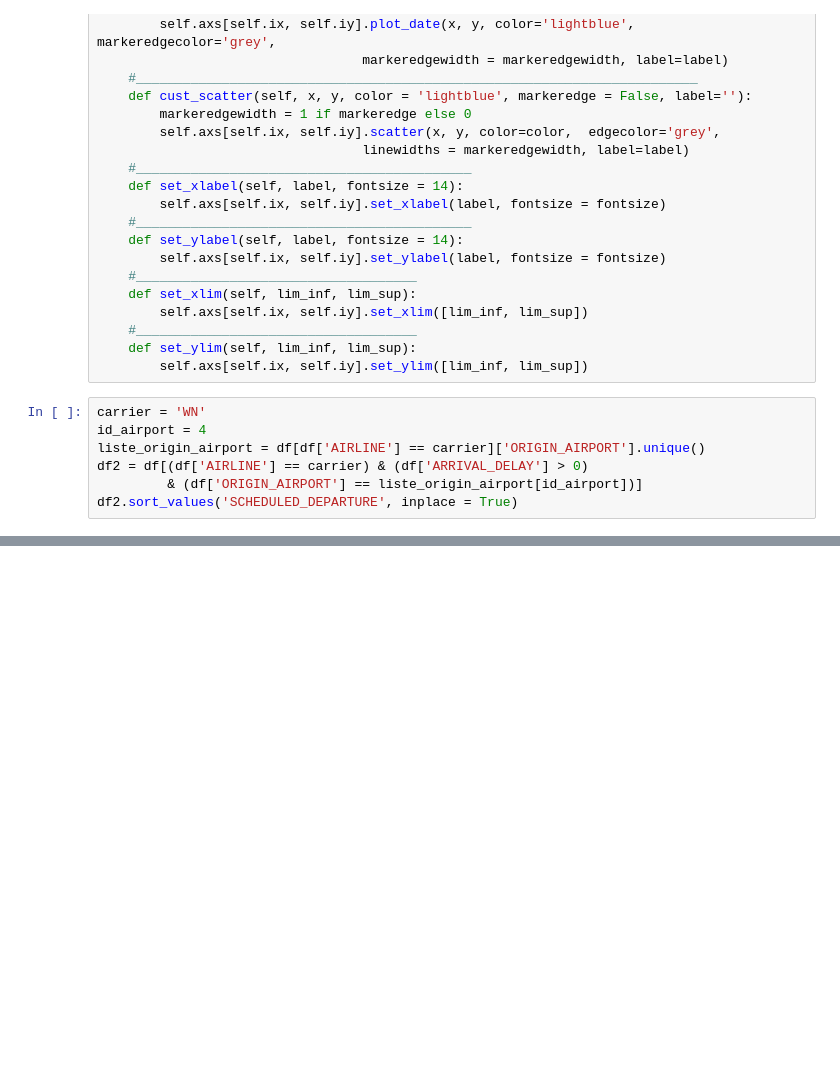
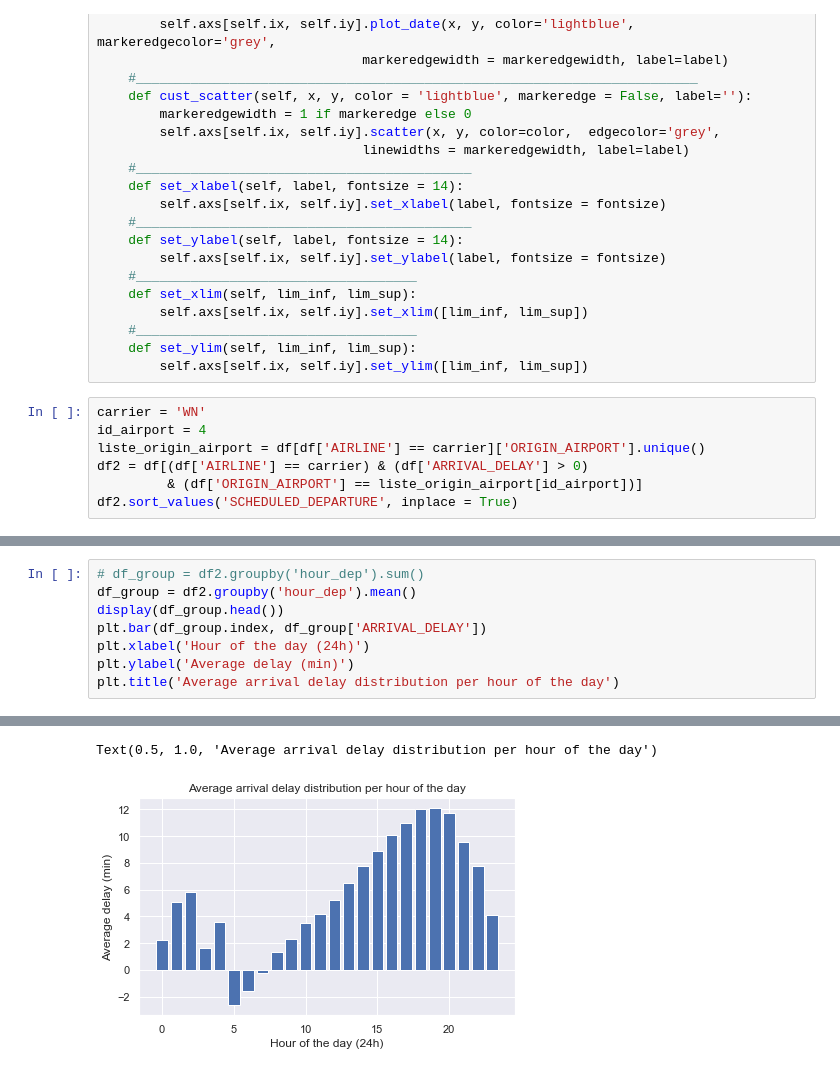
Before and after one commit to paula-sorolla/AML-FlightDelay, a Jupyter notebook: Data Visualizations.ipynb, the cells around one changed output, grey strips where cells are left out. Drawn from its saved outputs; the diff is of its cells as text; blank space fills up the shorter version.

```diff
--- a/Data Visualizations.ipynb
+++ b/Data Visualizations.ipynb
@@ -154,0 +195,9 @@ fig1.set_ylim(-20, 450)
+# %%
+# df_group = df2.groupby('hour_dep').sum()
+df_group = df2.groupby('hour_dep').mean()
+display(df_group.head())
+plt.bar(df_group.index, df_group['ARRIVAL_DELAY'])
+plt.xlabel('Hour of the day (24h)')
+plt.ylabel('Average delay (min)')
+plt.title('Average arrival delay distribution per hour of the day')
+# %% [output]
@@ -154,0 +211,2 @@ fig1.set_ylim(-20, 450)
+Text(0.5, 1.0, 'Average arrival delay distribution per hour of the day')
+[figure, added]
```
Also changed, not shown: parts of 10 cells of this notebook.
